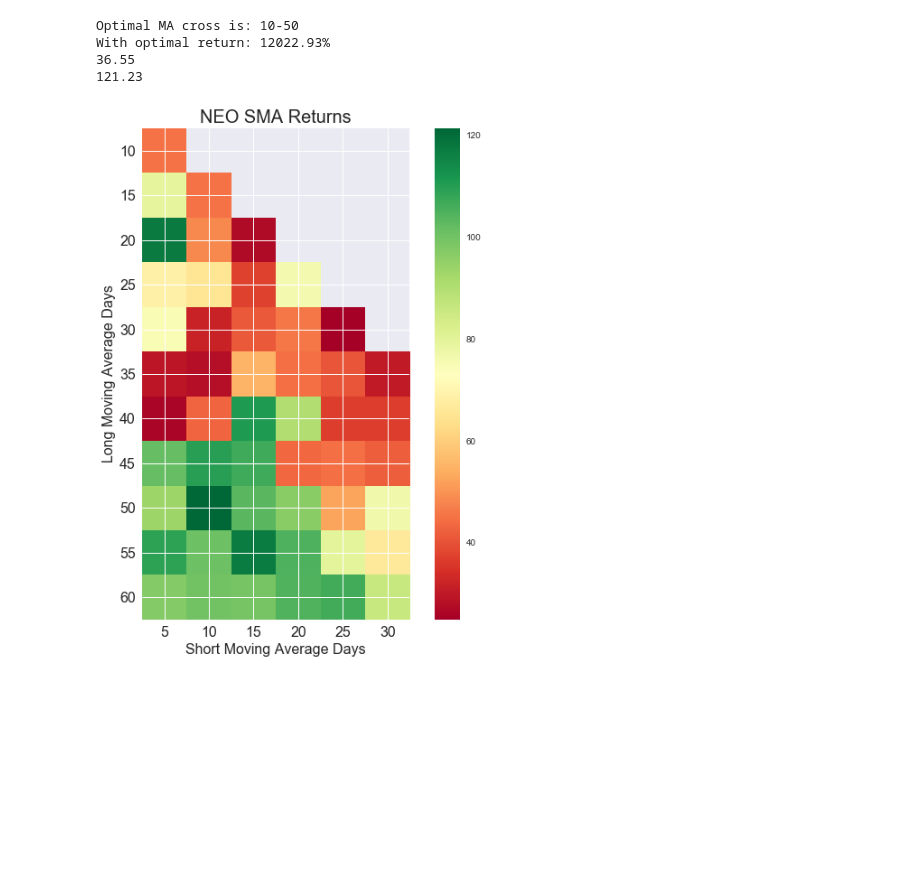
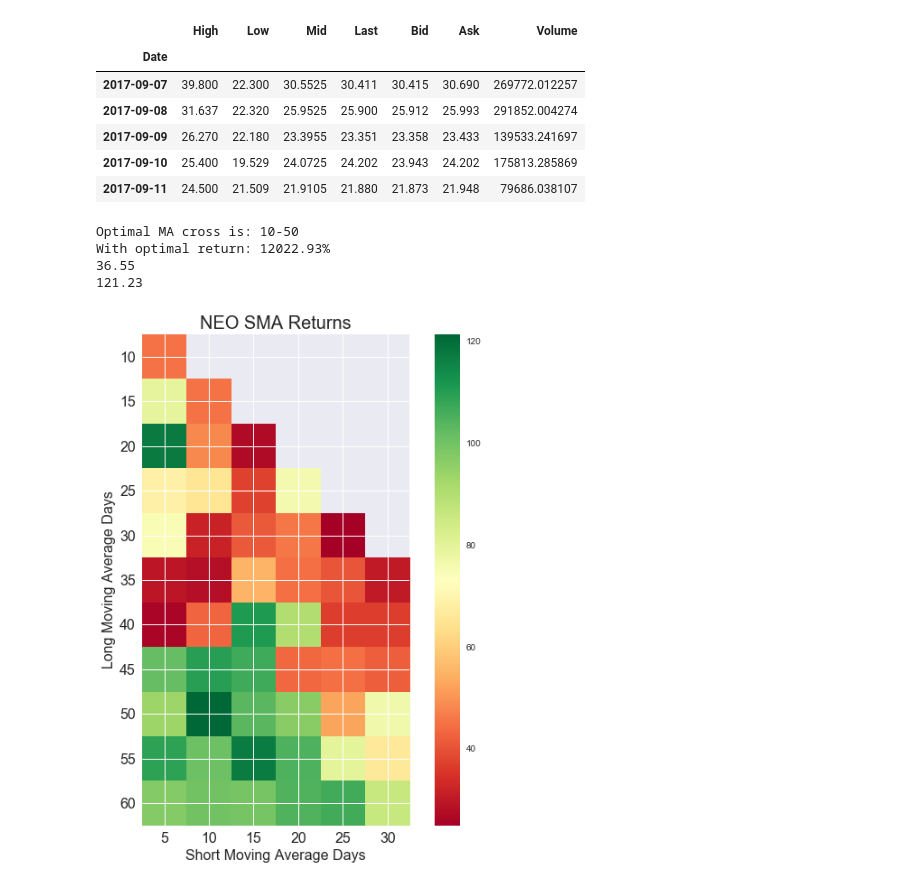
Before and after one commit to auto-d1dact/crypto_testing, a Jupyter notebook: crypto_sma.ipynb, the cells around one changed output. Saved outputs shown, nothing was run; the diff lists cells and outputs as text; code cells hidden in the pictures; blank space fills up the shorter version.

```diff
--- a/crypto_sma.ipynb
+++ b/crypto_sma.ipynb
@@ -24,6 +24,21 @@ def save_xls(list_dfs, xls_path,sheet_names):
 
 # Changing Directory
 os.chdir('C:\\Users\\Fang\\Desktop\\Python Trading\\SPX Option Backtester\\crypto_testing\\Data')
+# %%
+# Importing data from Quandl
+
+btc = qd.get("BITFINEX/BTCUSD", authtoken="-ZxrLoLy3vKgLtLraaMn")
+eth = qd.get("BITFINEX/ETHUSD", authtoken="-ZxrLoLy3vKgLtLraaMn")
+ltc = qd.get("BITFINEX/LTCUSD", authtoken="-ZxrLoLy3vKgLtLraaMn")
+neo = qd.get("BITFINEX/NEOUSD", authtoken="-ZxrLoLy3vKgLtLraaMn")
+# %% [output]
+|  | High | Low | Mid | Last | Bid | Ask | Volume |
+| Date |  |  |  |  |  |  |  |
+| 2017-09-07 | 39.800 | 22.300 | 30.5525 | 30.411 | 30.415 | 30.690 | 269772.012257 |
+| 2017-09-08 | 31.637 | 22.320 | 25.9525 | 25.900 | 25.912 | 25.993 | 291852.004274 |
+| 2017-09-09 | 26.270 | 22.180 | 23.3955 | 23.351 | 23.358 | 23.433 | 139533.241697 |
+| 2017-09-10 | 25.400 | 19.529 | 24.0725 | 24.202 | 23.943 | 24.202 | 175813.285869 |
+| 2017-09-11 | 24.500 | 21.509 | 21.9105 | 21.880 | 21.873 | 21.948 | 79686.038107 |
 # %%
 # List of Crypto Data
 # BTC ETH XRP BCH LTC DASH NEM Monero IOTA ETC OMG NEO BCC LSK
```
Also changed, not shown: parts of 5 cells of this notebook, 1 other file.
